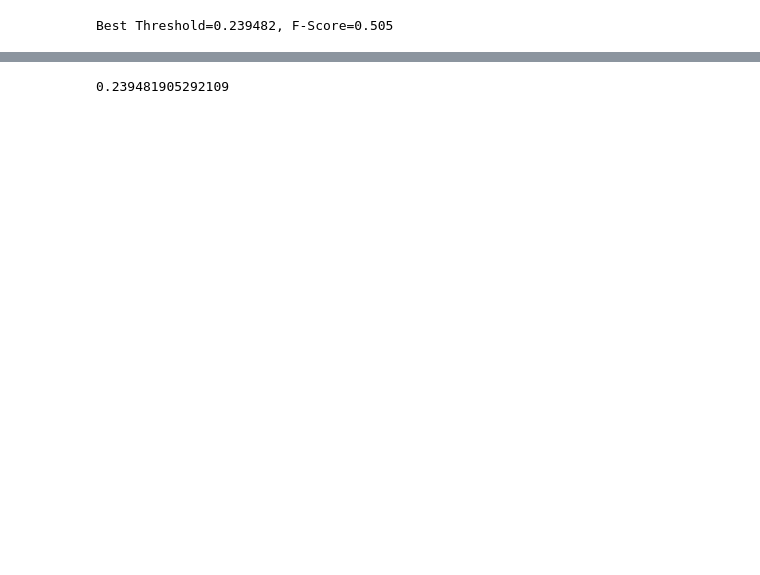
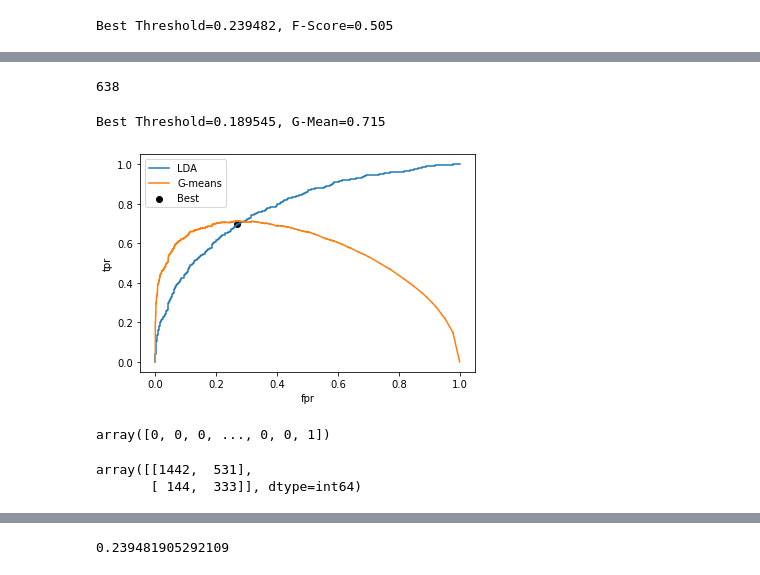
Before and after one commit to VinceTruong/Churn_Modelling, a Jupyter notebook: Into to DS Group Project - Vu Truong.ipynb, the cells around one changed output, grey strips where cells are left out. Saved outputs shown, nothing was run; the diff lists cells and outputs as text; code cells hidden in the pictures; blank space fills up the shorter version.

```diff
--- a/Into to DS Group Project - Vu Truong.ipynb
+++ b/Into to DS Group Project - Vu Truong.ipynb
@@ -925,0 +1011,39 @@ NameError: name 'yhat' is not defined
+# %%
+len(np.ones(len(fpr))-fpr)
+# %% [output]
+638
+# %%
+# calculate roc curves
+fpr, tpr, thresholds = roc_curve(y_test, yhat)
+
+# calculate the g-mean for each threshold
+gmeans = np.sqrt(tpr*(np.ones(len(fpr))-fpr))
+
+# locate the index of the largest g-mean
+ix = np.argmax(gmeans)
+
+print('Best Threshold=%f, G-Mean=%.3f' % (thresholds[ix], gmeans[ix]))
+# %% [output]
+Best Threshold=0.189545, G-Mean=0.715
+# %%
+plt.plot(fpr, tpr, label='LDA')
+plt.plot(fpr, gmeans, label='G-means')
+plt.scatter(fpr[ix], tpr[ix], color='black', label='Best')
+# axis labels
+plt.xlabel('fpr')
+plt.ylabel('tpr')
+plt.legend()
+# show the plot
+plt.show()
+# %% [output]
+[figure, added]
+# %%
+y2_predict = np.where(yhat>thresholds[ix], 1, 0)
+y2_predict
+# %% [output]
+array([0, 0, 0, ..., 0, 0, 1])
+# %%
+confusion_matrix(y_test, y2_predict)
+# %% [output]
+array([[1442,  531],
+       [ 144,  333]], dtype=int64)
```
Also changed, not shown: parts of 19 cells of this notebook, 1 other file.
